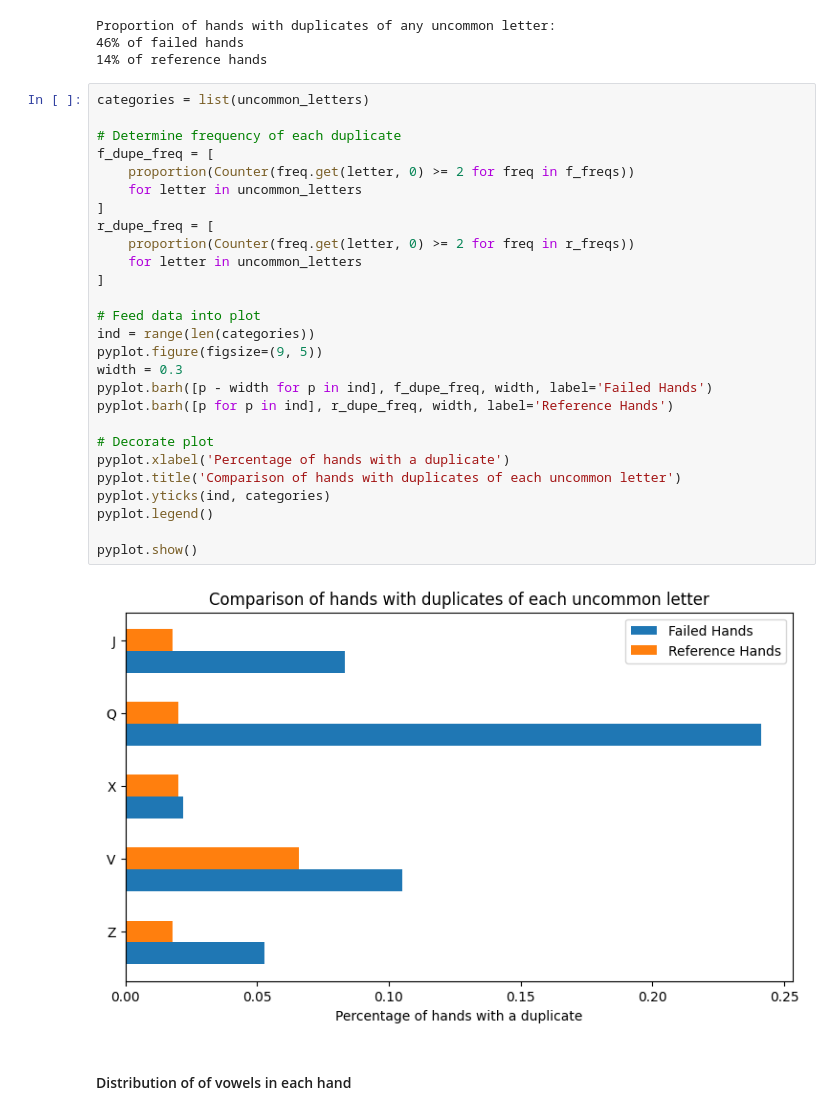
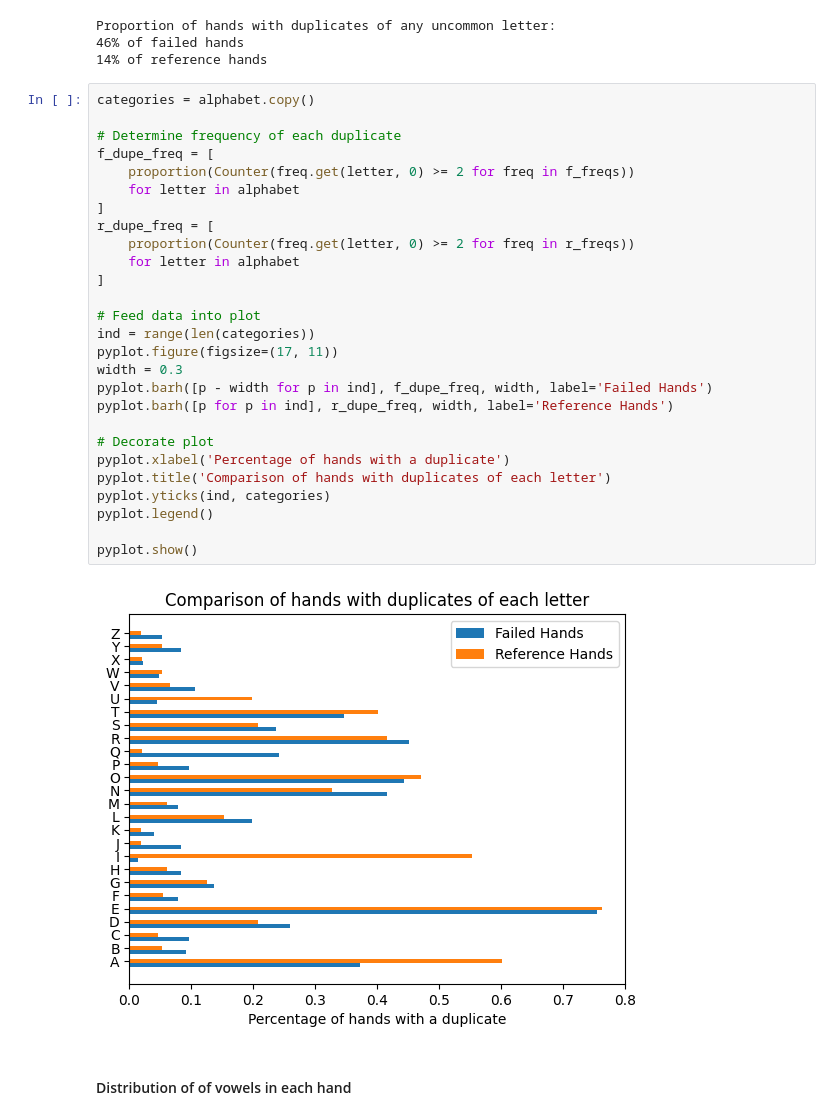
Before and after one commit to flynnlambrechts/bananagrams_engine_comp3821, a Jupyter notebook: analysis/failure_analysis.ipynb, the cells around one changed output. Drawn from its saved outputs; the diff is of its cells as text.

Commit message:
Upgrade duplicate letter bar chart to include all letters

```diff
--- a/analysis/failure_analysis.ipynb
+++ b/analysis/failure_analysis.ipynb
@@ -94,34 +94,34 @@ Proportion of hands with duplicates of any uncommon letter:
 46% of failed hands
 14% of reference hands
 # %%
-categories = list(uncommon_letters)
+categories = alphabet.copy()
 
 # Determine frequency of each duplicate
 f_dupe_freq = [
     proportion(Counter(freq.get(letter, 0) >= 2 for freq in f_freqs))
-    for letter in uncommon_letters
+    for letter in alphabet
 ]
 r_dupe_freq = [
     proportion(Counter(freq.get(letter, 0) >= 2 for freq in r_freqs))
-    for letter in uncommon_letters
+    for letter in alphabet
 ]
 
 # Feed data into plot
 ind = range(len(categories))
-pyplot.figure(figsize=(9, 5))
+pyplot.figure(figsize=(17, 11))
 width = 0.3
 pyplot.barh([p - width for p in ind], f_dupe_freq, width, label='Failed Hands')
 pyplot.barh([p for p in ind], r_dupe_freq, width, label='Reference Hands')
 
 # Decorate plot
 pyplot.xlabel('Percentage of hands with a duplicate')
-pyplot.title('Comparison of hands with duplicates of each uncommon letter')
+pyplot.title('Comparison of hands with duplicates of each letter')
 pyplot.yticks(ind, categories)
 pyplot.legend()
 
 pyplot.show()
 # %% [output]
-[figure, old version]
+[figure, new version]
 # %% [markdown]
 #### Distribution of of vowels in each hand
 # %%
```
